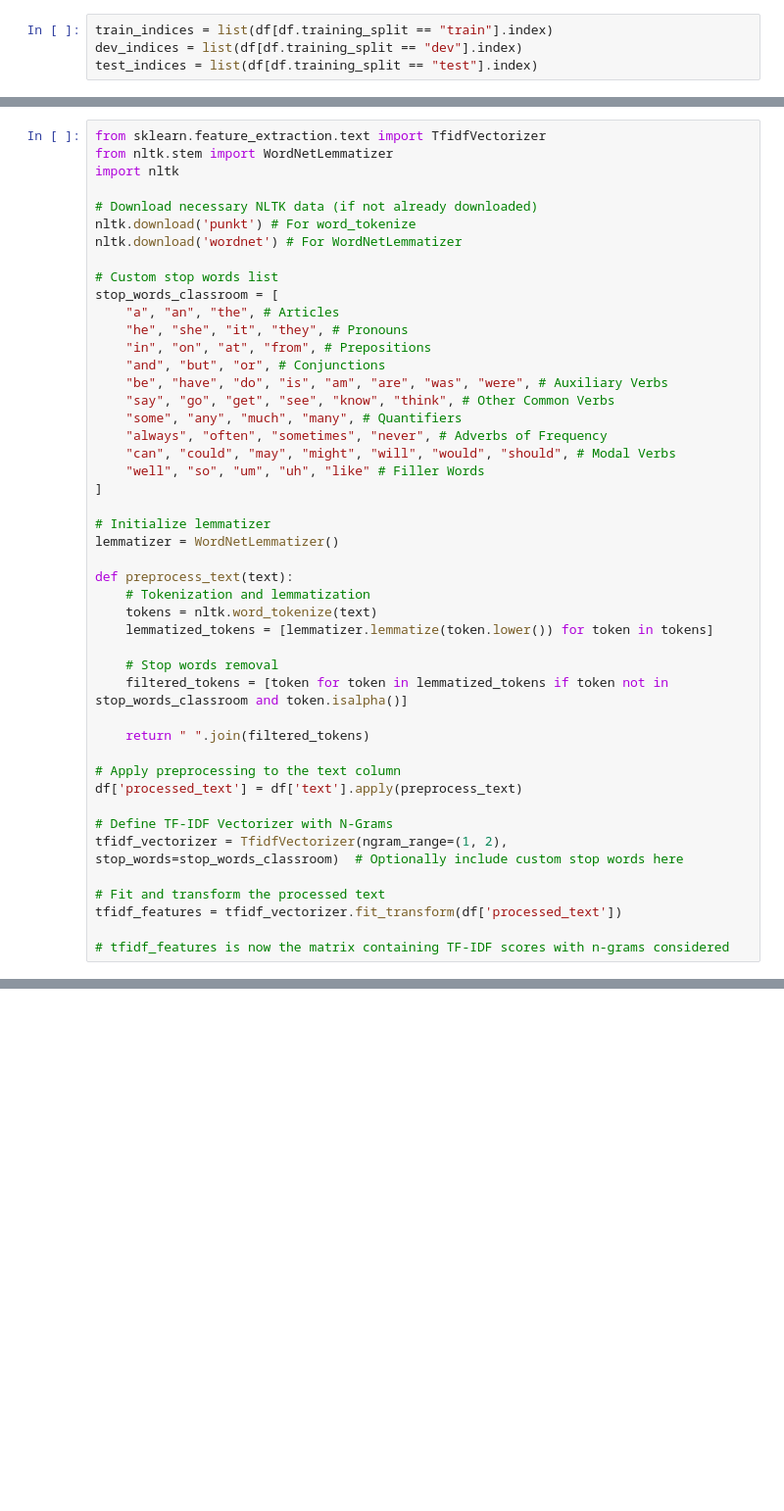
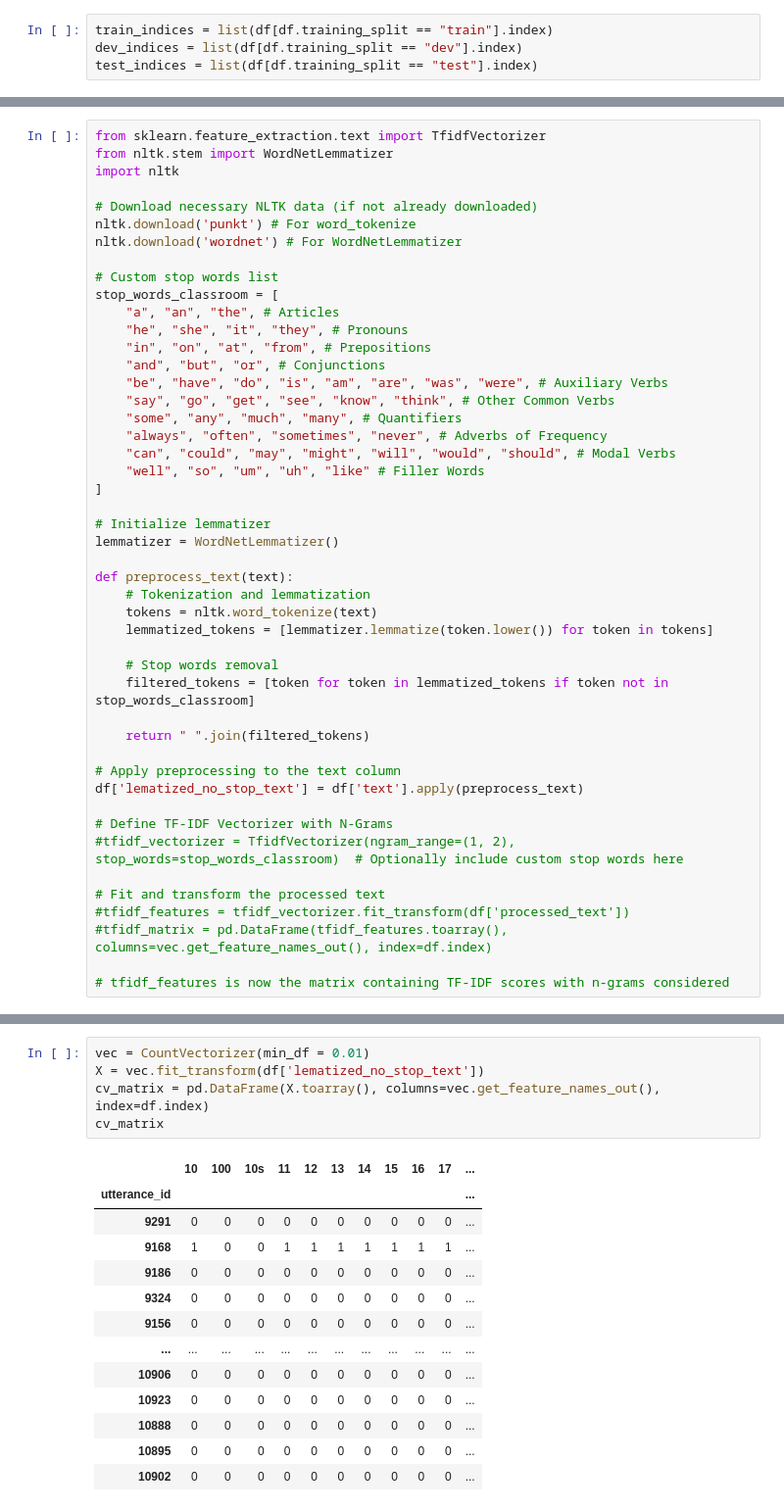
Before and after one commit to giovanni-lunetta/Text-Analytics-Coding-HW, a Jupyter notebook: Assignment-2/Supervised Learning Coding Assignment.ipynb, the cells around one changed output, grey strips where cells are left out. Shown at 98% size. Drawn from its saved outputs; the diff is of its cells as text; blank space fills up the shorter version.

Commit message:
Added tfidf, lemmetization code

```diff
--- a/Assignment-2/Supervised Learning Coding Assignment.ipynb
+++ b/Assignment-2/Supervised Learning Coding Assignment.ipynb
@@ -114,18 +123,19 @@ def preprocess_text(text):
     lemmatized_tokens = [lemmatizer.lemmatize(token.lower()) for token in tokens]
 
     # Stop words removal
-    filtered_tokens = [token for token in lemmatized_tokens if token not in stop_words_classroom and token.isalpha()]
+    filtered_tokens = [token for token in lemmatized_tokens if token not in stop_words_classroom]
 
     return " ".join(filtered_tokens)
 
 # Apply preprocessing to the text column
-df['processed_text'] = df['text'].apply(preprocess_text)
+df['lematized_no_stop_text'] = df['text'].apply(preprocess_text)
 
 # Define TF-IDF Vectorizer with N-Grams
-tfidf_vectorizer = TfidfVectorizer(ngram_range=(1, 2), stop_words=stop_words_classroom)  # Optionally include custom stop words here
+#tfidf_vectorizer = TfidfVectorizer(ngram_range=(1, 2), stop_words=stop_words_classroom)  # Optionally include custom stop words here
 
 # Fit and transform the processed text
-tfidf_features = tfidf_vectorizer.fit_transform(df['processed_text'])
+#tfidf_features = tfidf_vectorizer.fit_transform(df['processed_text'])
+#tfidf_matrix = pd.DataFrame(tfidf_features.toarray(), columns=vec.get_feature_names_out(), index=df.index)
 
 # tfidf_features is now the matrix containing TF-IDF scores with n-grams considered
 # %% [output]
@@ -147,0 +178,19 @@ df.head()
+# %%
+vec = CountVectorizer(min_df = 0.01)
+X = vec.fit_transform(df['lematized_no_stop_text'])
+cv_matrix = pd.DataFrame(X.toarray(), columns=vec.get_feature_names_out(), index=df.index)
+cv_matrix
+# %% [output]
+|  | 10 | 100 | 10s | 11 | 12 | 13 | 14 | 15 | 16 | 17 | ... |
+| utterance_id |  |  |  |  |  |  |  |  |  |  | ... |
+| 9291 | 0 | 0 | 0 | 0 | 0 | 0 | 0 | 0 | 0 | 0 | ... |
+| 9168 | 1 | 0 | 0 | 1 | 1 | 1 | 1 | 1 | 1 | 1 | ... |
+| 9186 | 0 | 0 | 0 | 0 | 0 | 0 | 0 | 0 | 0 | 0 | ... |
+| 9324 | 0 | 0 | 0 | 0 | 0 | 0 | 0 | 0 | 0 | 0 | ... |
+| 9156 | 0 | 0 | 0 | 0 | 0 | 0 | 0 | 0 | 0 | 0 | ... |
+| ... | ... | ... | ... | ... | ... | ... | ... | ... | ... | ... | ... |
+| 10906 | 0 | 0 | 0 | 0 | 0 | 0 | 0 | 0 | 0 | 0 | ... |
+| 10923 | 0 | 0 | 0 | 0 | 0 | 0 | 0 | 0 | 0 | 0 | ... |
+| 10888 | 0 | 0 | 0 | 0 | 0 | 0 | 0 | 0 | 0 | 0 | ... |
+| 10895 | 0 | 0 | 0 | 0 | 0 | 0 | 0 | 0 | 0 | 0 | ... |
+| 10902 | 0 | 0 | 0 | 0 | 0 | 0 | 0 | 0 | 0 | 0 | ... |
```
Also changed, not shown: parts of 20 cells of this notebook.
